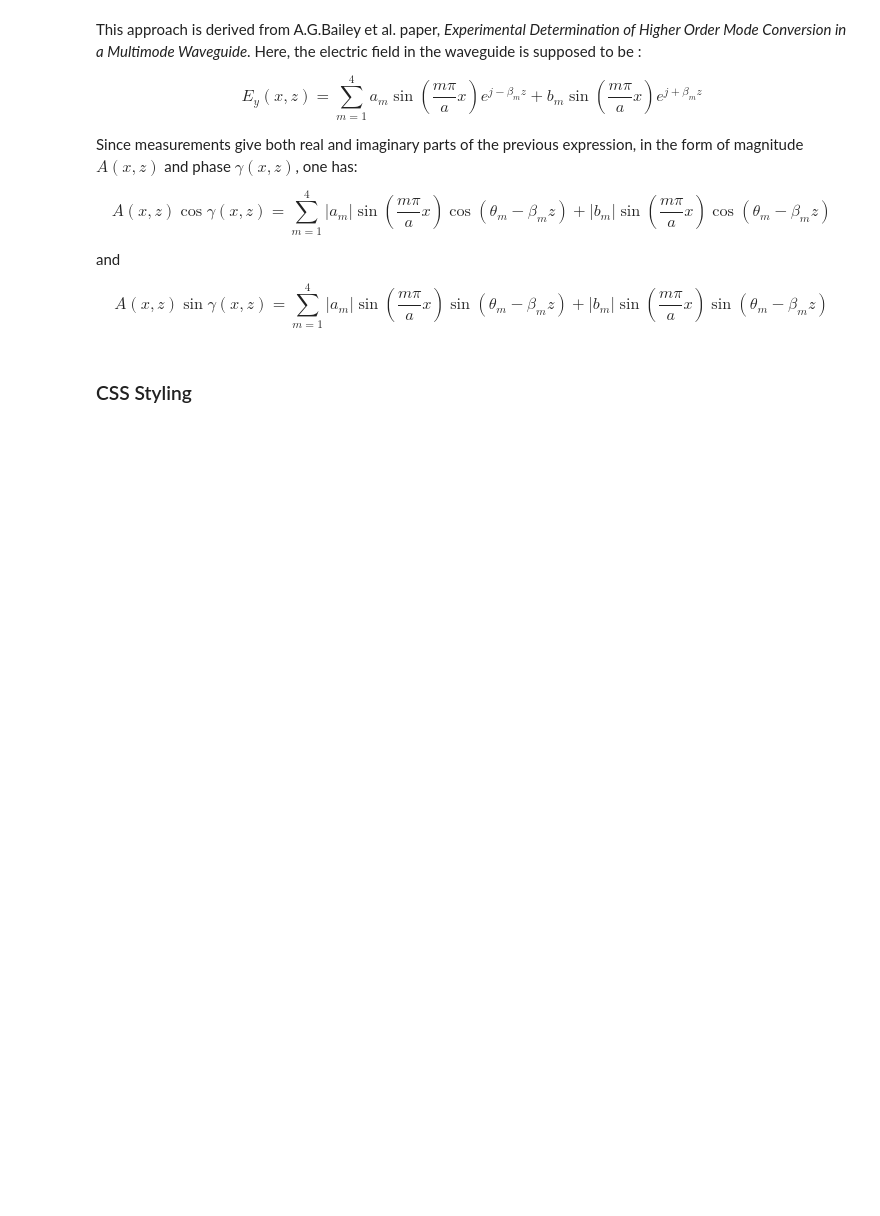
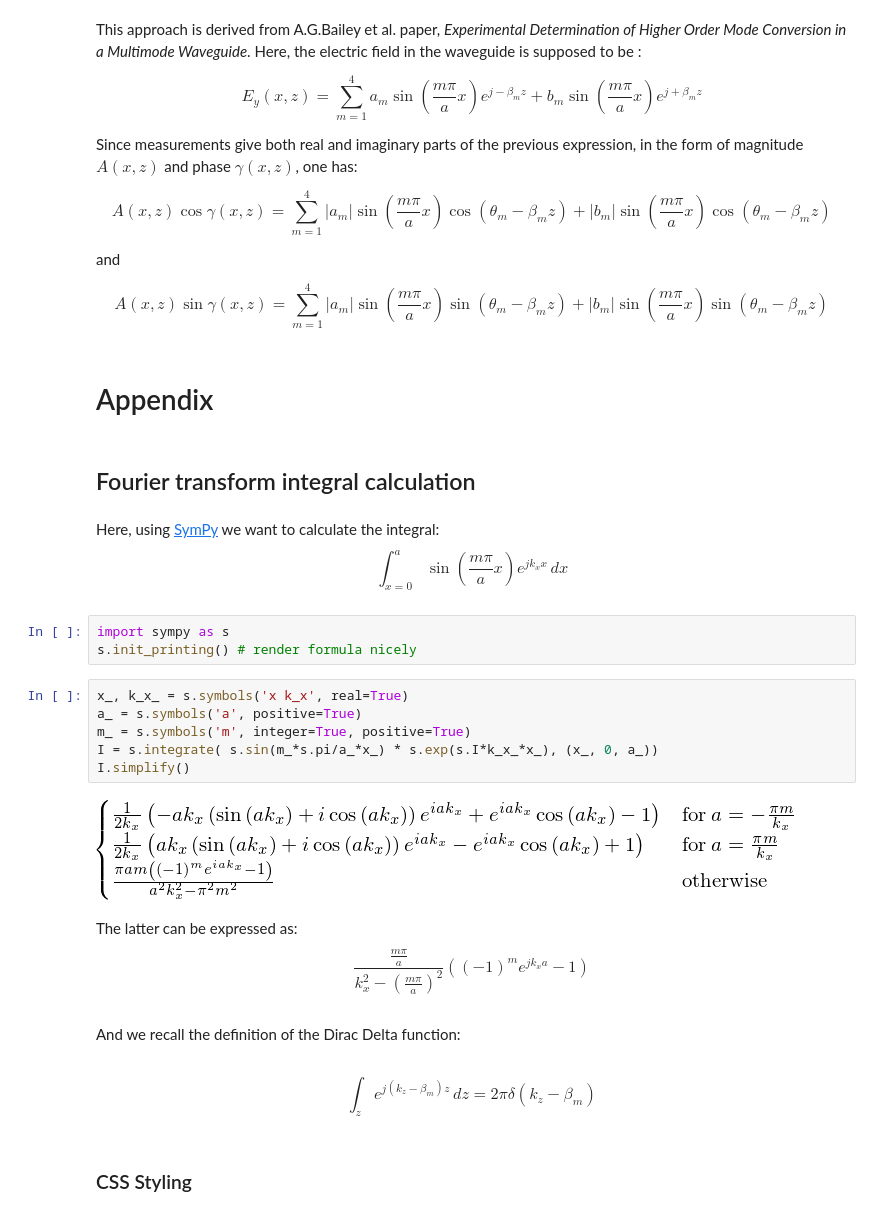
Before and after one commit to Hash--/documents, a Jupyter notebook: notebooks/TP Master Fusion/LH-Hands-on-mode-converter.ipynb, the cells around one changed output. Drawn from its saved outputs; the diff is of its cells as text; blank space fills up the shorter version.

```diff
--- a/notebooks/TP Master Fusion/LH-Hands-on-mode-converter.ipynb
+++ b/notebooks/TP Master Fusion/LH-Hands-on-mode-converter.ipynb
@@ -714,6 +750,42 @@ A(x,z) \sin\gamma(x,z) =
 +
 |b_m| \sin\left(\frac{m\pi}{a}x\right) \sin\left(\theta_m - \beta_m z\right)
 $$
+# %% [markdown]
+# Appendix
+# %% [markdown]
+## Fourier transform integral calculation
+# %% [markdown]
+Here, using [SymPy](http://www.sympy.org) we want to calculate the integral:
+$$
+\int_{x=0}^a\sin\left( \frac{m\pi}{a} x\right) e^{j k_x x} \,dx
+$$
+# %%
+import sympy as s
+s.init_printing() # render formula nicely
+# %%
+x_, k_x_ = s.symbols('x k_x', real=True)
+a_ = s.symbols('a', positive=True)
+m_ = s.symbols('m', integer=True, positive=True)
+I = s.integrate( s.sin(m_*s.pi/a_*x_) * s.exp(s.I*k_x_*x_), (x_, 0, a_))
+I.simplify()
+# %% [output]
+[figure, added]
+# %% [markdown]
+The latter can be expressed as:
+$$
+\frac{\frac{m\pi}{a}}{k_x^2 - \left(\frac{m\pi}{a}\right)^2 }
+\left(
+(-1)^m e^{j k_x a} -1
+\right)
+$$
+# %% [markdown]
+And we recall the definition of the Dirac Delta function:
+# %% [markdown]
+$$
+\int_z  e^{j (k_z-\beta_m)  z} \, dz
+=
+2\pi \delta(k_z-\beta_m)
+$$
 # %% [markdown]
 ### CSS Styling
 # %%
```
Also changed, not shown: parts of 17 cells of this notebook, 3 other files.
